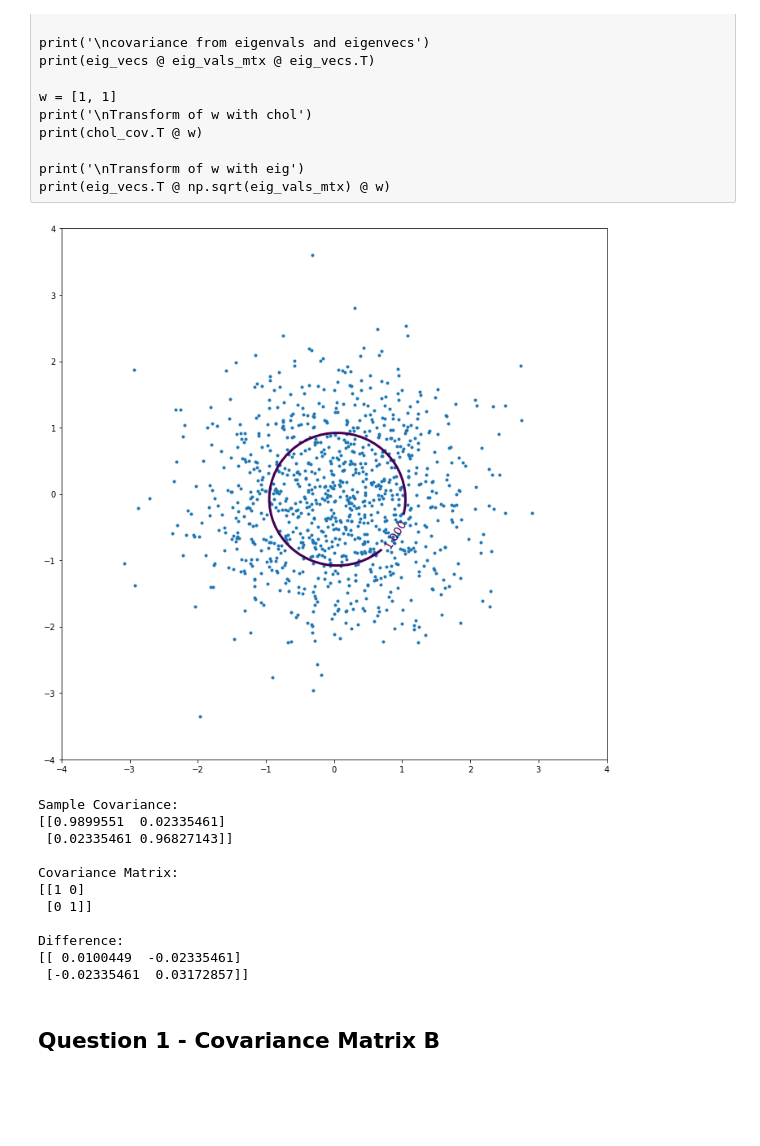
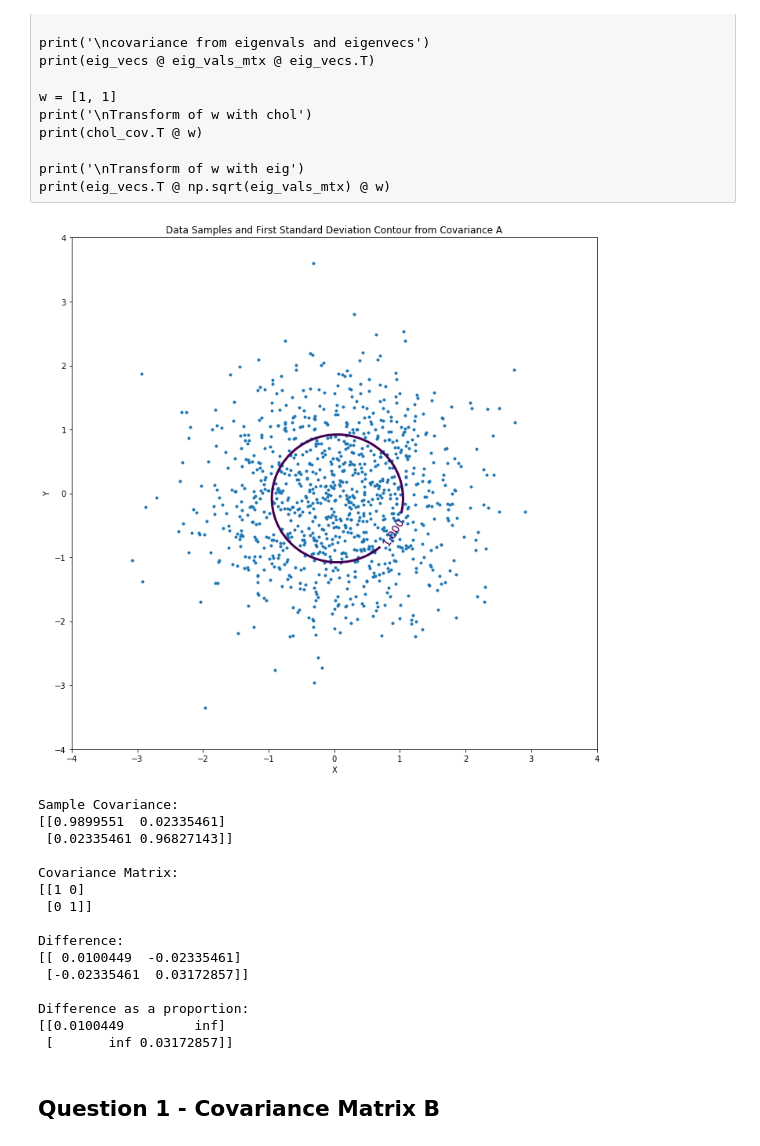
Before and after one commit to sujan-sube/pattern-recognition-asgmt, a Jupyter notebook: assignment-1/assignment-1.ipynb, the cells around one changed output. Saved outputs shown, nothing was run; the diff lists cells and outputs as text; code cells hidden in the pictures; blank space fills up the shorter version.

```diff
--- a/assignment-1/assignment-1.ipynb
+++ b/assignment-1/assignment-1.ipynb
@@ -74,34 +78,37 @@ yv = np.arange(-4, 4, 0.1)
 x, y = np.meshgrid(xv, yv)
 z = (x - mean0) ** 2 + (y - mean1) ** 2
 
 # transform given point (x, y) using matrix A
 def transform(x, y, A):
     data = np.array([x, y])
     z = np.sqrt(np.absolute(np.matmul(data.T, np.matmul(A, data)))) # sqrt([x, y]*A*[x, y].T)
     return np.diag(z)
 
 # manipulate circle to obtain standard deviation contour
 gridsize = len(x)
 zt = np.empty((gridsize, gridsize))
 for i in range(gridsize):
     zt[i] = transform(x[i] - mean0, y[i] - mean1, A)
 
 # from part a
 fig, ax = plt.subplots(figsize=(12,12))
 plt.scatter(Y[:,0], Y[:,1], marker='.')
 
 # plot contour
 cs = ax.contour(x, y, zt, levels=[1], linewidths=3)
 ax.clabel(cs, inline=1, fontsize=14)
 
 # plot formatting
 xmin, ymin = -4, -4
 xmax, ymax = 4, 4
 ax.set_xlim([xmin, xmax])
 ax.set_ylim([ymin, ymax])
+plt.xlabel('X')
+plt.ylabel('Y')
+plt.title('Data Samples and First Standard Deviation Contour from Covariance A')
 plt.show()
 # %% [output]
-[figure, old version]
+[figure, new version]
 # %%
 # part c and d
 
@@ -117,6 +124,9 @@ print(covariance)
 
 print('\nDifference:')
 print(covariance - sample_cov)
+
+print('\nDifference as a proportion:')
+print(np.abs(covariance - sample_cov)/covariance)
 # %% [output]
 Sample Covariance:
 [[0.9899551  0.02335461]
@@ -129,6 +139,10 @@ Covariance Matrix:
 Difference:
 [[ 0.0100449  -0.02335461]
  [-0.02335461  0.03172857]]
+
+Difference as a proportion:
+[[0.0100449         inf]
+ [       inf 0.03172857]]
 # %% [markdown]
 ## Question 1 - Covariance Matrix B
 # %%
```
Also changed, not shown: parts of 12 cells of this notebook.
